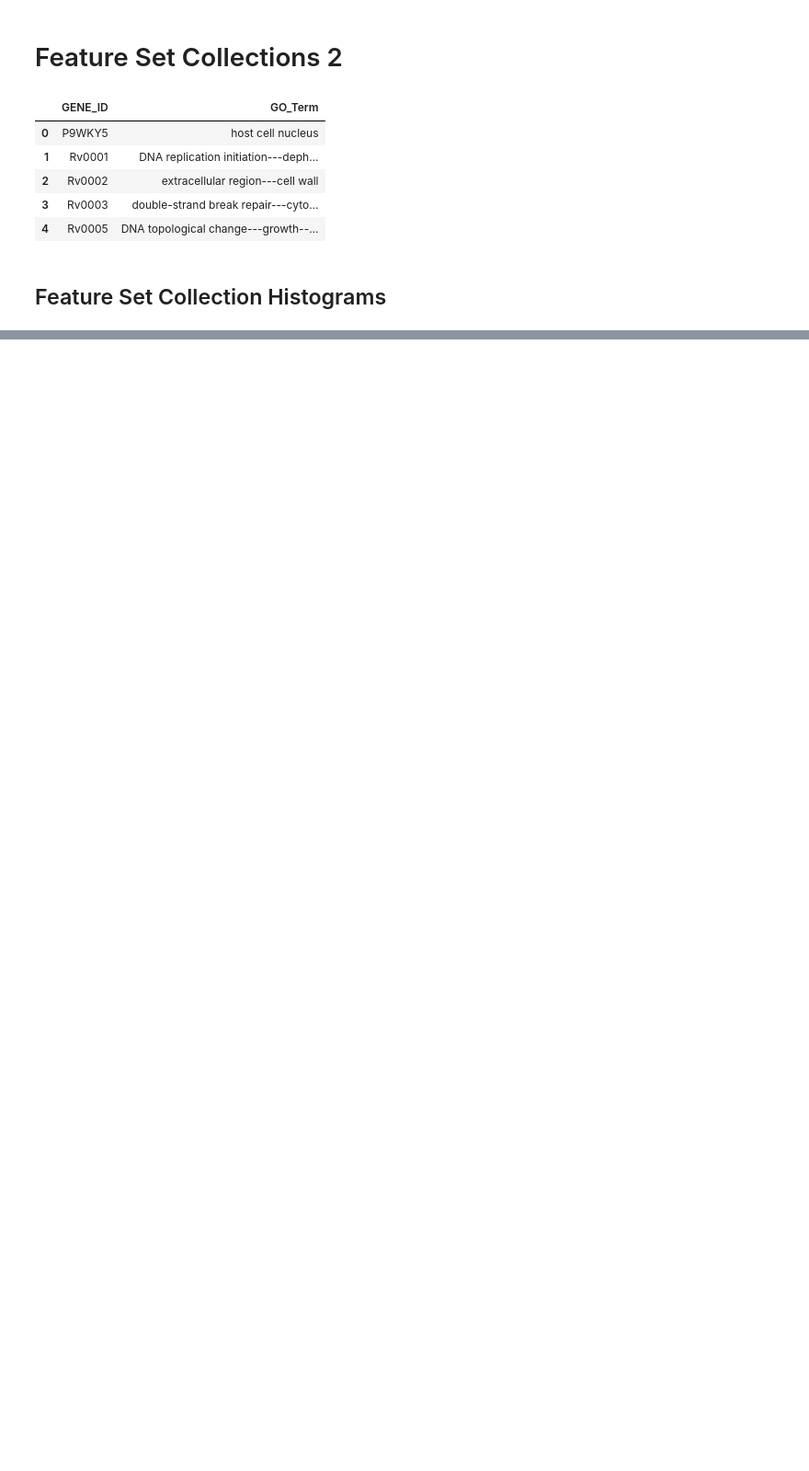
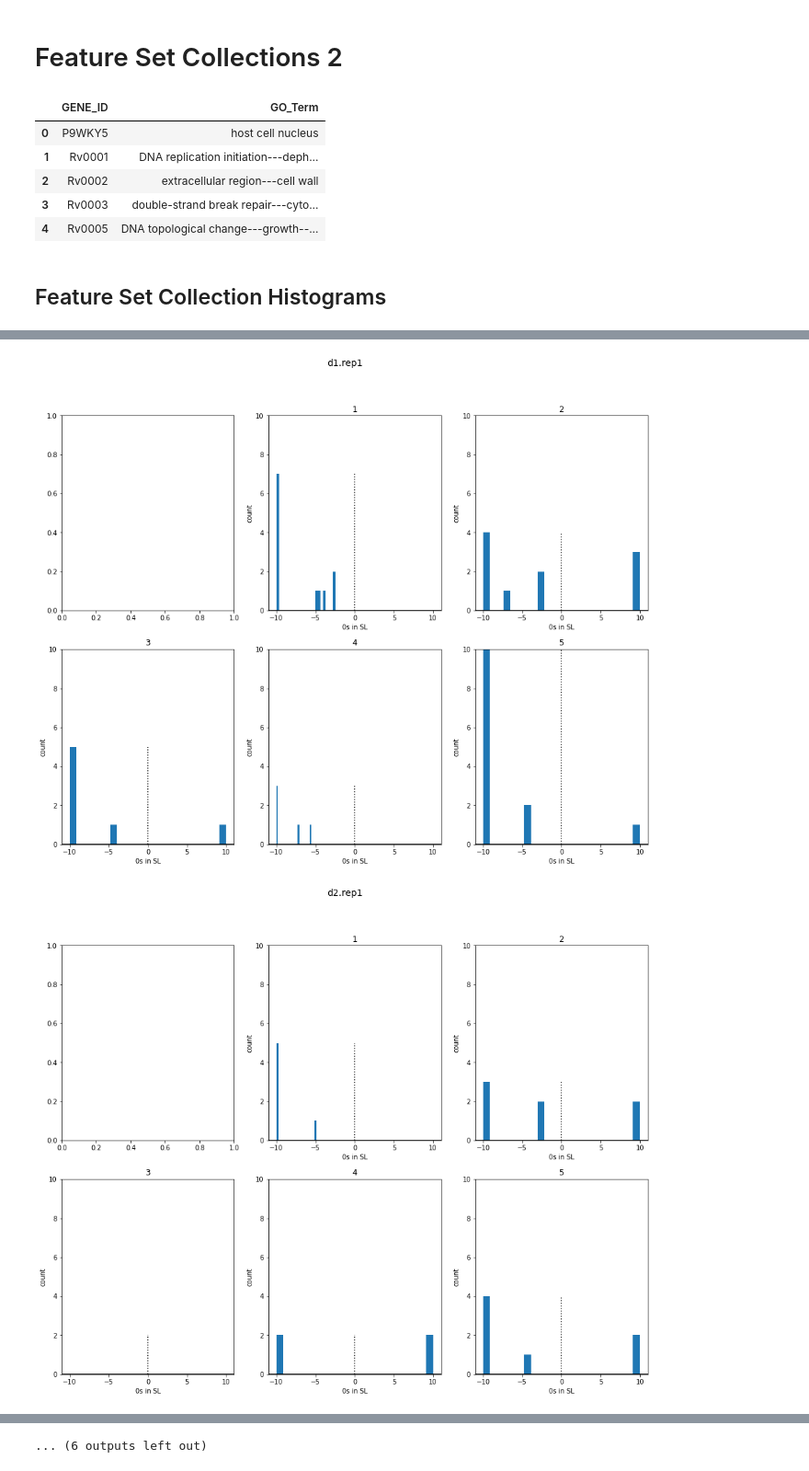
Before and after one commit to uwescience/xstate, a Jupyter notebook: notebooks/Feature Set Collections 2.ipynb, the cells around one changed output, grey strips where cells are left out. Shown at 92% size. Drawn from its saved outputs; the diff is of its cells as text; code cells hidden in the pictures; blank space fills up the shorter version.

```diff
--- a/notebooks/Feature Set Collections 2.ipynb
+++ b/notebooks/Feature Set Collections 2.ipynb
@@ -87,0 +95,7 @@ histograms(ser_X, title=instance)
+# %%
+for instance in DF_GALAGAN.index:
+    ser_X = DF_GALAGAN.loc[instance, :]
+    histograms(ser_X, title=instance, max_sl=0.01, ylim=[0, 10])
+# %% [output]
+[figure, added]
+[figure, added]
@@ -87,0 +112 @@ histograms(ser_X, title=instance)
+... (6 outputs left out)
```
Also changed, not shown: parts of 4 cells of this notebook.
